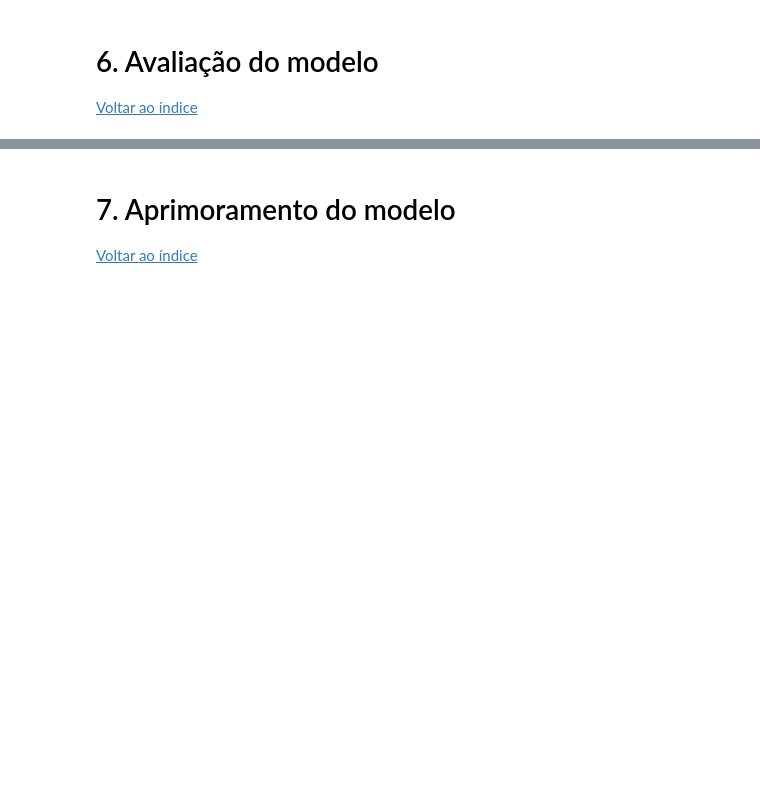
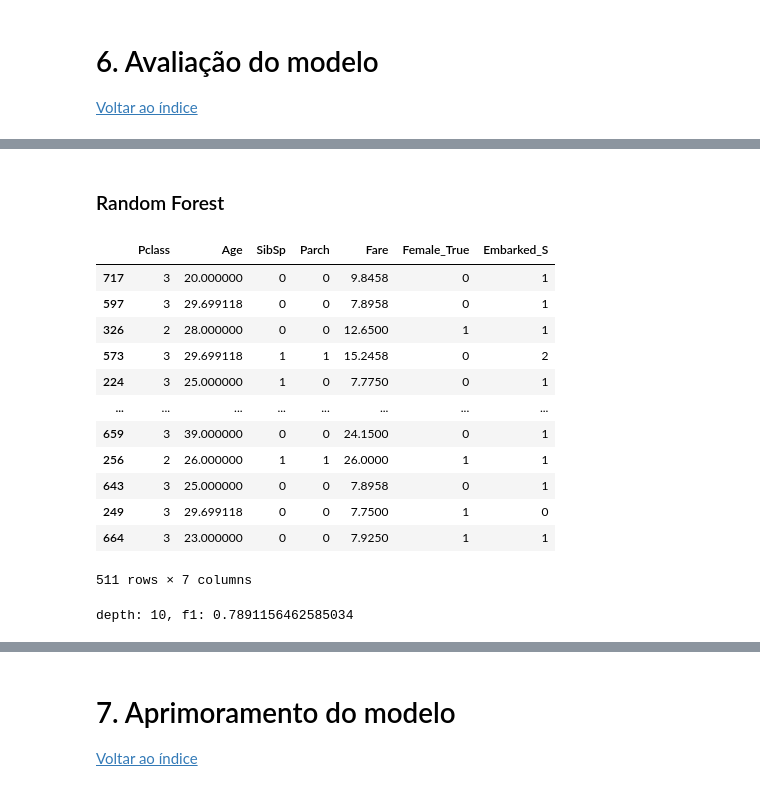
Before and after one commit to jefersonmglh/titanic, a Jupyter notebook: titanic.ipynb, the cells around one changed output, grey strips where cells are left out. Cells and saved outputs as stored; diff of their text form; code cells hidden in the pictures; blank space fills up the shorter version.

```diff
--- a/titanic.ipynb
+++ b/titanic.ipynb
@@ -927,0 +950,18 @@ Text(299.75, 0.5, 'Predicted')
+# %% [markdown]
+###  Random Forest
+# %%
+X_train
+# %% [output]
+|  | Pclass | Age | SibSp | Parch | Fare | Female_True | Embarked_S |
+| 717 | 3 | 20.000000 | 0 | 0 | 9.8458 | 0 | 1 |
+| 597 | 3 | 29.699118 | 0 | 0 | 7.8958 | 0 | 1 |
+| 326 | 2 | 28.000000 | 0 | 0 | 12.6500 | 1 | 1 |
+| 573 | 3 | 29.699118 | 1 | 1 | 15.2458 | 0 | 2 |
+| 224 | 3 | 25.000000 | 1 | 0 | 7.7750 | 0 | 1 |
+| ... | ... | ... | ... | ... | ... | ... | ... |
+| 659 | 3 | 39.000000 | 0 | 0 | 24.1500 | 0 | 1 |
+| 256 | 2 | 26.000000 | 1 | 1 | 26.0000 | 1 | 1 |
+| 643 | 3 | 25.000000 | 0 | 0 | 7.8958 | 0 | 1 |
+| 249 | 3 | 29.699118 | 0 | 0 | 7.7500 | 1 | 0 |
+| 664 | 3 | 23.000000 | 0 | 0 | 7.9250 | 1 | 1 |
+511 rows × 7 columns
@@ -927,0 +970,18 @@ Text(299.75, 0.5, 'Predicted')
+# %%
+from sklearn.ensemble import RandomForestClassifier
+def get_max_depth(X_train=X_train,X_val=X_val,y_val=y_val,y_train=y_train):
+    max_depth = 0
+    f1_scor = 0
+    for depth in range(1,50):
+        clf = RandomForestClassifier(random_state=1, max_depth=depth, n_estimators=100).fit(X_train, y_train)
+        y_pred = clf.predict(X_val)
+        f1 = f1_score(y_val, y_pred, average='binary')
+        if f1 > f1_scor:
+            max_depth = depth
+            f1_scor = f1
+
+    return f'depth: {max_depth}, f1: {f1_scor}'
+
+print(get_max_depth())
+# %% [output]
+depth: 10, f1: 0.7891156462585034
```
Also changed, not shown: parts of 43 cells of this notebook.
